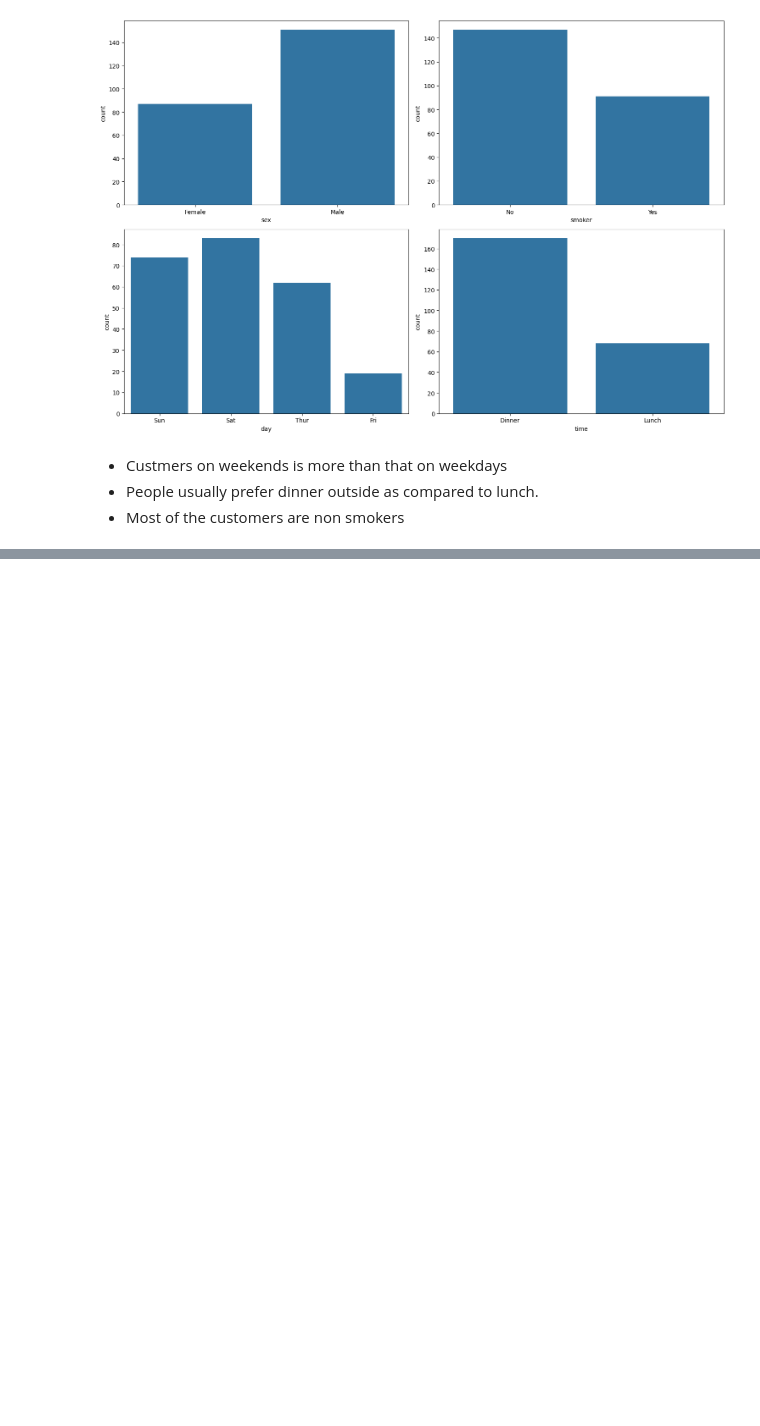
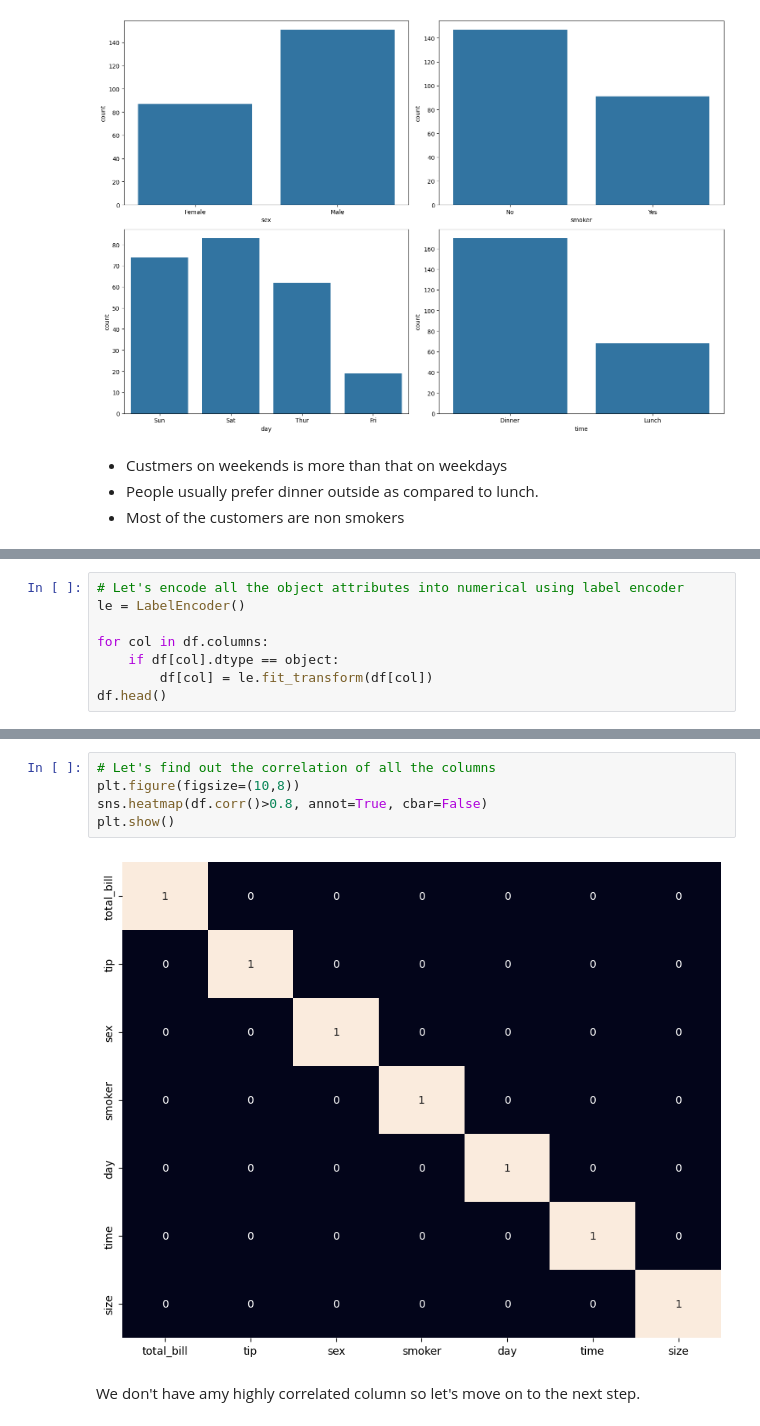
Before and after one commit to rizz045/Waiter-s-Tip-Prediction-using-Machine-Learning, a Jupyter notebook: Waiter’s_Tip_Prediction_using_Machine_Learning.ipynb, the cells around one changed output, grey strips where cells are left out. Saved outputs shown, nothing was run; the diff lists cells and outputs as text; blank space fills up the shorter version.

```diff
--- a/Waiter’s_Tip_Prediction_using_Machine_Learning.ipynb
+++ b/Waiter’s_Tip_Prediction_using_Machine_Learning.ipynb
@@ -160,0 +191,8 @@ Index(['total_bill', 'tip', 'sex', 'smoker', 'day', 'time', 'size'], dtype='obje
+# %%
+# Let's encode all the object attributes into numerical using label encoder
+le = LabelEncoder()
+
+for col in df.columns:
+    if df[col].dtype == object:
+        df[col] = le.fit_transform(df[col])
+df.head()
@@ -160,0 +206,9 @@ Index(['total_bill', 'tip', 'sex', 'smoker', 'day', 'time', 'size'], dtype='obje
+# %%
+# Let's find out the correlation of all the columns
+plt.figure(figsize=(10,8))
+sns.heatmap(df.corr()>0.8, annot=True, cbar=False)
+plt.show()
+# %% [output]
+[figure, added]
+# %% [markdown]
+We don't have amy highly correlated column so let's move on to the next step.
```
Also changed, not shown: parts of 14 cells of this notebook.
